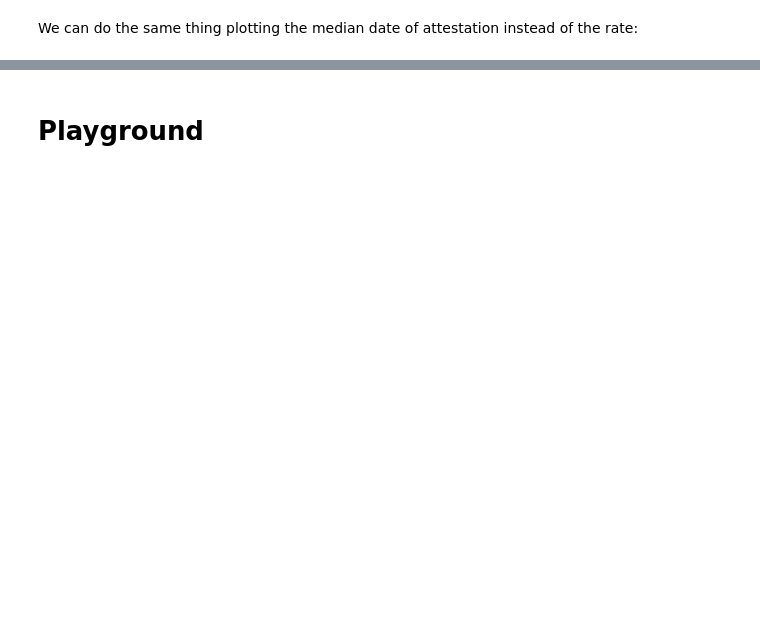
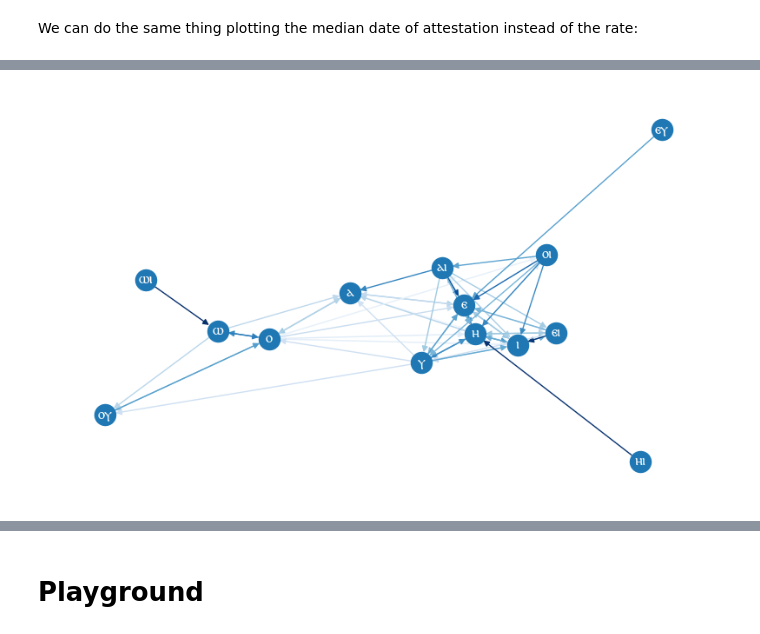
Before and after one commit to kmein/greek-coptic, a Jupyter notebook: greek-coptic.ipynb, the cells around one changed output, grey strips where cells are left out. Drawn from its saved outputs; the diff is of its cells as text; code cells hidden in the pictures; blank space fills up the shorter version.

```diff
--- a/greek-coptic.ipynb
+++ b/greek-coptic.ipynb
@@ -1089,0 +1013,4 @@ plt.show()
+# %%
+df_diff_vocalic = df_diff[df_diff["input"].isin(vowels | digraphs) & df_diff["output"].isin(vowels | digraphs)]
+vowel_counts = pd.crosstab(df_diff_vocalic["input"], df_diff_vocalic["output"])
+vowel_counts.style.background_gradient(axis=None, cmap=cm)
@@ -1089,0 +1036,4 @@ plt.show()
+# %%
+vowel_occurrences = pd.Series({x: df_diff["greek_lemma"].str.count(x).sum() for x in vowels | digraphs})
+vowel_rates = 100 * vowel_counts.div(vowel_occurrences, axis="rows").fillna(0)
+vowel_rates.style.background_gradient(axis=None, cmap=cm)
@@ -1089,0 +1058,32 @@ plt.show()
+# %%
+all_vowel_rates = pd.DataFrame(vowel_rates.stack()).reset_index().rename(columns={"level_0": "input", "input": "output", 0: "rate"})
+all_vowel_counts = pd.DataFrame(vowel_counts.stack()).reset_index().rename(columns={0: "count"})
+vowel_deviations = pd.merge(all_vowel_rates, all_vowel_counts, on=["input", "output"])
+# %%
+fig = plt.figure(figsize=(10, 6))
+
+graph = nx.from_pandas_edgelist(
+    vowel_deviations[vowel_deviations["count"] > 20],
+    source="input",
+    target="output",
+    edge_attr=["rate", "count"],
+    create_using=nx.DiGraph
+)
+
+pos = nx.spring_layout(graph, weight="count", seed=13)
+
+nx.draw(
+    graph,
+    pos,
+    with_labels=True,
+    font_family="Antinoou",
+    font_color="white",
+    ax = fig.add_subplot(),
+    edge_color = [math.log(v) for v in nx.get_edge_attributes(graph, 'rate').values()],
+    edge_cmap = plt.cm.Blues,
+)
+
+fig.savefig(subdirectory / "figure-vowels_graph.svg")
+plt.show()
+# %% [output]
+[figure, added]
```
Also changed, not shown: parts of 31 cells of this notebook.
